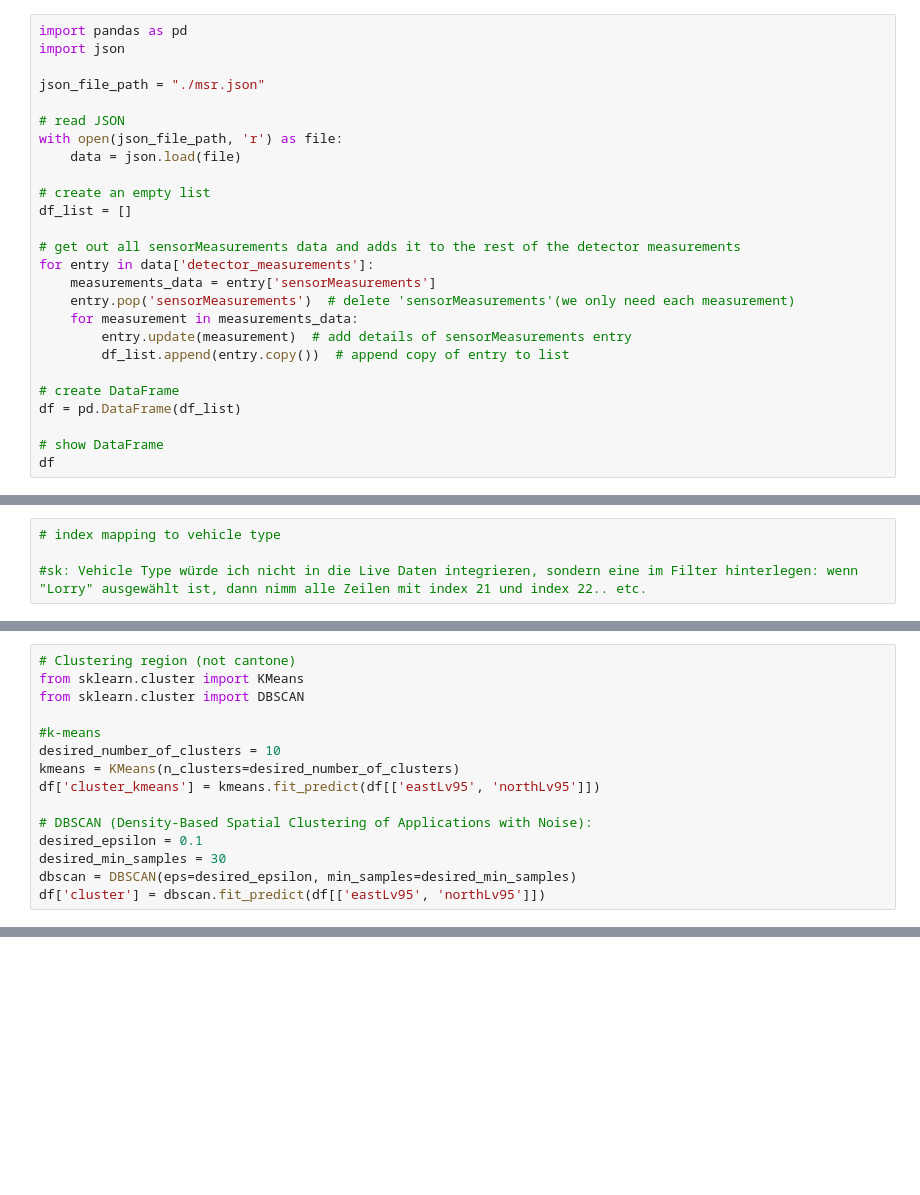
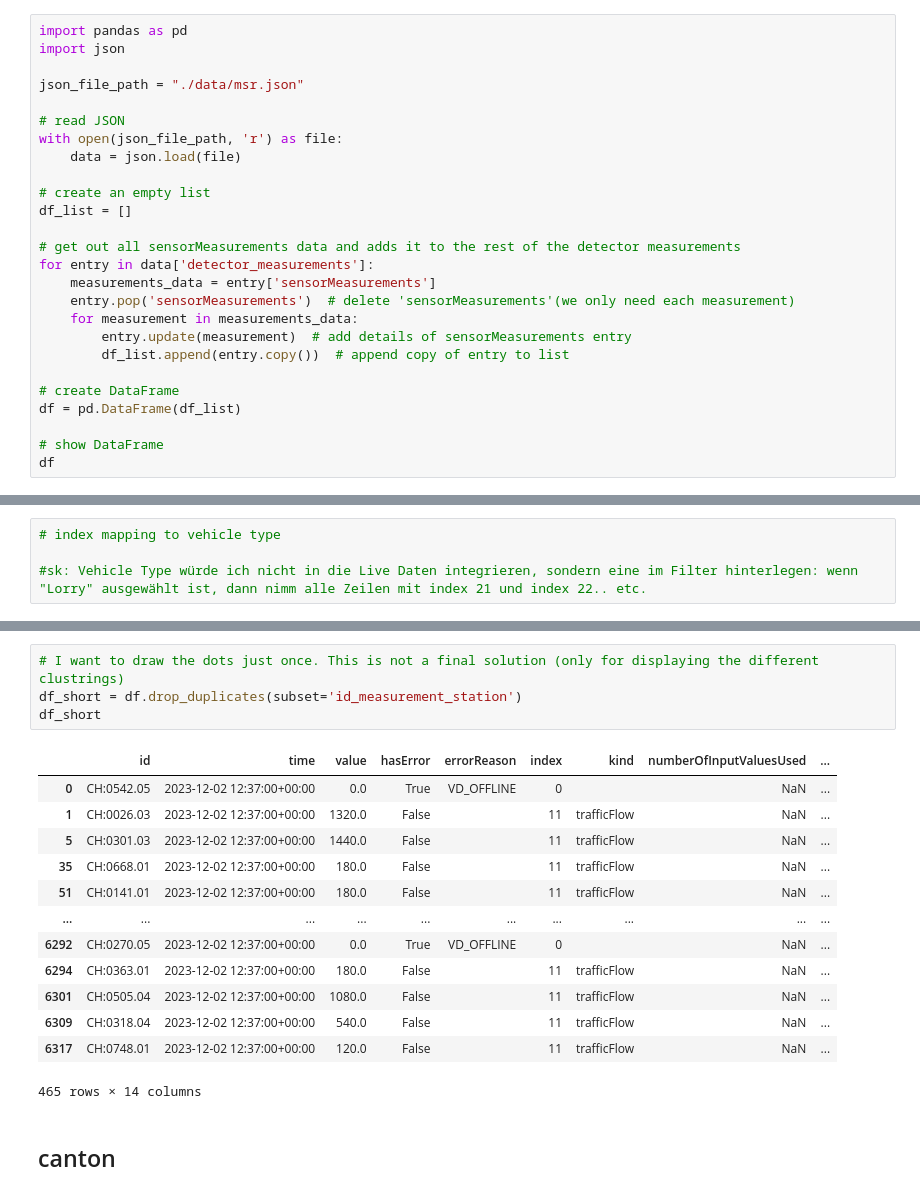
Before and after one commit to yhutter-dv/fhgr-cp2-astra-dashboard, a Jupyter notebook: jupyter_notebooks/livedaten_ergaenzen&clustern_test_sara.ipynb, the cells around one changed output, grey strips where cells are left out. Cells and saved outputs as stored; diff of their text form; blank space fills up the shorter version.

```diff
--- a/jupyter_notebooks/livedaten_ergaenzen&clustern_test_sara.ipynb
+++ b/jupyter_notebooks/livedaten_ergaenzen&clustern_test_sara.ipynb
@@ -4,7 +4,7 @@
 import pandas as pd
 import json
 
-json_file_path = "./msr.json"
+json_file_path = "./data/msr.json"
 
 # read JSON
 with open(json_file_path, 'r') as file:
@@ -106,15 +105,0 @@ df
-# %%
-# Clustering region (not cantone)
-from sklearn.cluster import KMeans
-from sklearn.cluster import DBSCAN
-
-#k-means
-desired_number_of_clusters = 10
-kmeans = KMeans(n_clusters=desired_number_of_clusters)
-df['cluster_kmeans'] = kmeans.fit_predict(df[['eastLv95', 'northLv95']])
-
-# DBSCAN (Density-Based Spatial Clustering of Applications with Noise):
-desired_epsilon = 0.1
-desired_min_samples = 30
-dbscan = DBSCAN(eps=desired_epsilon, min_samples=desired_min_samples)
-df['cluster'] = dbscan.fit_predict(df[['eastLv95', 'northLv95']])
@@ -138,0 +115,20 @@ df
+# %%
+# I want to draw the dots just once. This is not a final solution (only for displaying the different clustrings)
+df_short = df.drop_duplicates(subset='id_measurement_station')
+df_short
+# %% [output]
+|  | id | time | value | hasError | errorReason | index | kind | numberOfInputValuesUsed | ... |
+| 0 | CH:0542.05 | 2023-12-02 12:37:00+00:00 | 0.0 | True | VD_OFFLINE | 0 |  | NaN | ... |
+| 1 | CH:0026.03 | 2023-12-02 12:37:00+00:00 | 1320.0 | False |  | 11 | trafficFlow | NaN | ... |
+| 5 | CH:0301.03 | 2023-12-02 12:37:00+00:00 | 1440.0 | False |  | 11 | trafficFlow | NaN | ... |
+| 35 | CH:0668.01 | 2023-12-02 12:37:00+00:00 | 180.0 | False |  | 11 | trafficFlow | NaN | ... |
+| 51 | CH:0141.01 | 2023-12-02 12:37:00+00:00 | 180.0 | False |  | 11 | trafficFlow | NaN | ... |
+| ... | ... | ... | ... | ... | ... | ... | ... | ... | ... |
+| 6292 | CH:0270.05 | 2023-12-02 12:37:00+00:00 | 0.0 | True | VD_OFFLINE | 0 |  | NaN | ... |
+| 6294 | CH:0363.01 | 2023-12-02 12:37:00+00:00 | 180.0 | False |  | 11 | trafficFlow | NaN | ... |
+| 6301 | CH:0505.04 | 2023-12-02 12:37:00+00:00 | 1080.0 | False |  | 11 | trafficFlow | NaN | ... |
+| 6309 | CH:0318.04 | 2023-12-02 12:37:00+00:00 | 540.0 | False |  | 11 | trafficFlow | NaN | ... |
+| 6317 | CH:0748.01 | 2023-12-02 12:37:00+00:00 | 120.0 | False |  | 11 | trafficFlow | NaN | ... |
+465 rows × 14 columns
+# %% [markdown]
+## canton
```
Also changed, not shown: parts of 8 cells of this notebook, 8 other files.
